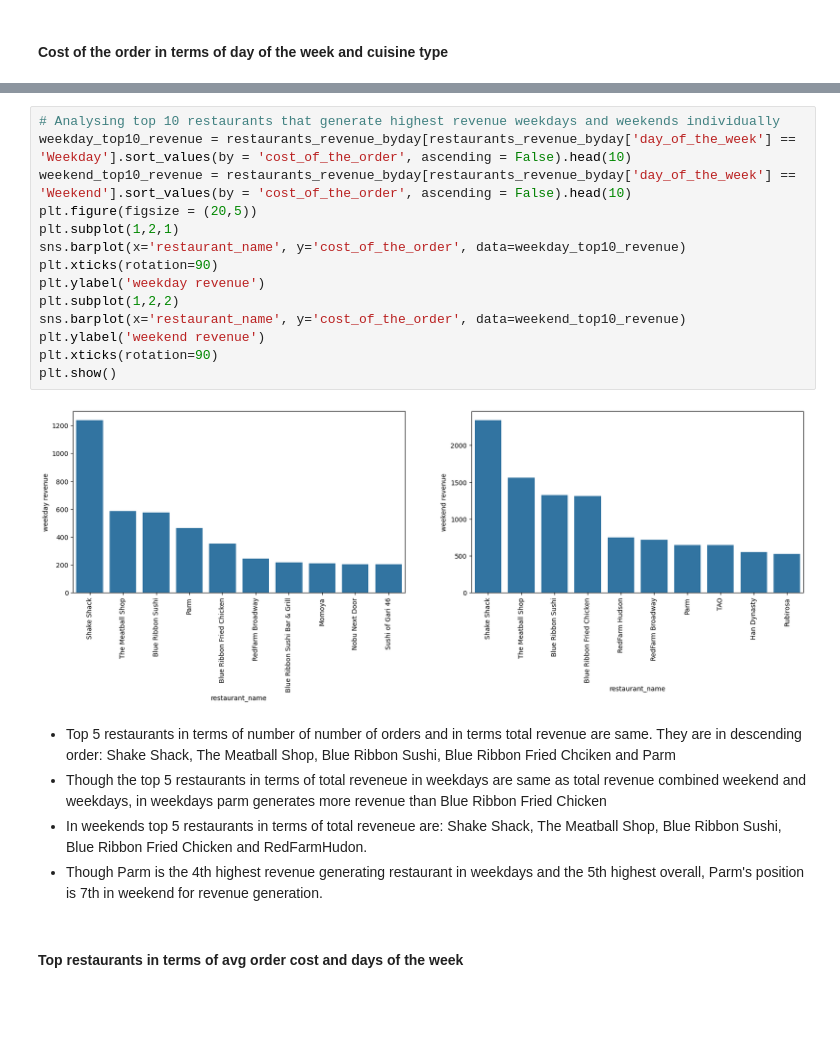
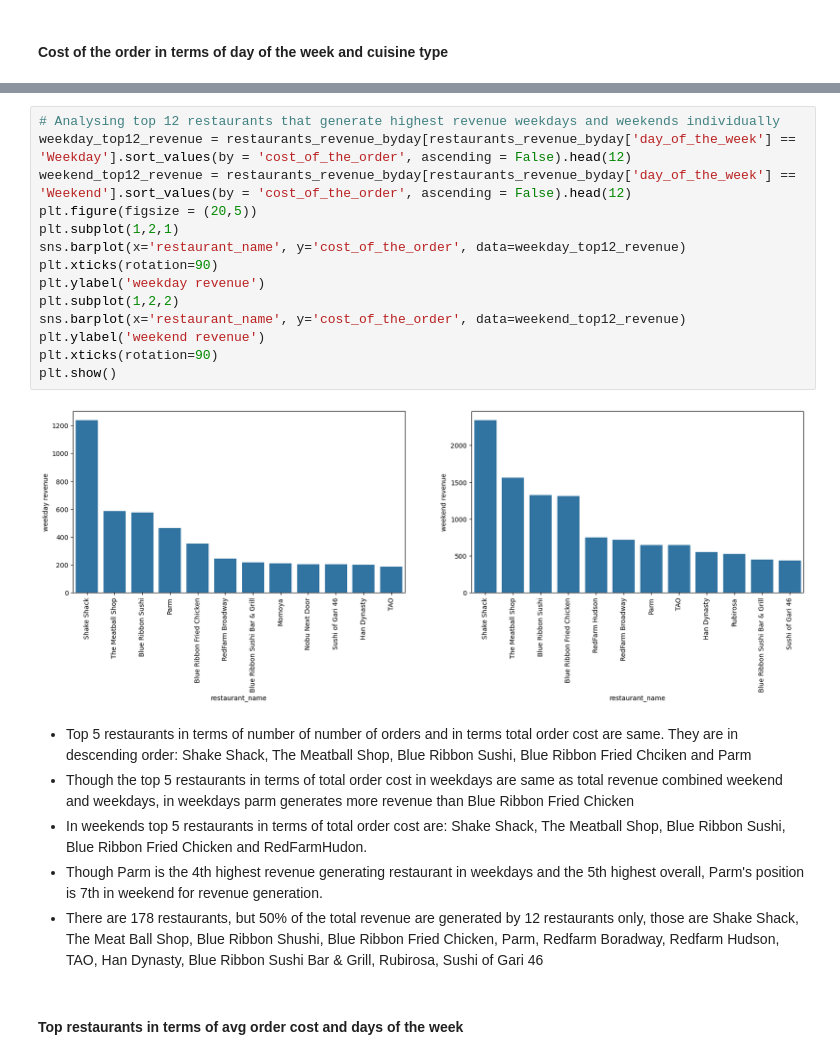
Before and after one commit to sheikhomer/FoodHubDataAnalysis, a Jupyter notebook: Learner_Notebook_Full_Code.ipynb, the cells around one changed output, grey strips where cells are left out. Cells and saved outputs as stored; diff of their text form; blank space fills up the shorter version.

```diff
--- a/Learner_Notebook_Full_Code.ipynb
+++ b/Learner_Notebook_Full_Code.ipynb
@@ -516,24 +541,25 @@ plt.show()
 # %%
-# Analysing top 10 restaurants that generate highest revenue weekdays and weekends individually
-weekday_top10_revenue = restaurants_revenue_byday[restaurants_revenue_byday['day_of_the_week'] == 'Weekday'].sort_values(by = 'cost_of_the_order', ascending = False).head(10)
-weekend_top10_revenue = restaurants_revenue_byday[restaurants_revenue_byday['day_of_the_week'] == 'Weekend'].sort_values(by = 'cost_of_the_order', ascending = False).head(10)
+# Analysing top 12 restaurants that generate highest revenue weekdays and weekends individually
+weekday_top12_revenue = restaurants_revenue_byday[restaurants_revenue_byday['day_of_the_week'] == 'Weekday'].sort_values(by = 'cost_of_the_order', ascending = False).head(12)
+weekend_top12_revenue = restaurants_revenue_byday[restaurants_revenue_byday['day_of_the_week'] == 'Weekend'].sort_values(by = 'cost_of_the_order', ascending = False).head(12)
 plt.figure(figsize = (20,5))
 plt.subplot(1,2,1)
-sns.barplot(x='restaurant_name', y='cost_of_the_order', data=weekday_top10_revenue)
+sns.barplot(x='restaurant_name', y='cost_of_the_order', data=weekday_top12_revenue)
 plt.xticks(rotation=90)
 plt.ylabel('weekday revenue')
 plt.subplot(1,2,2)
-sns.barplot(x='restaurant_name', y='cost_of_the_order', data=weekend_top10_revenue)
+sns.barplot(x='restaurant_name', y='cost_of_the_order', data=weekend_top12_revenue)
 plt.ylabel('weekend revenue')
 plt.xticks(rotation=90)
 plt.show()
 # %% [output]
-[figure, old version]
+[figure, new version]
 # %% [markdown]
-* Top 5 restaurants in terms of number of number of orders and in terms total revenue are same. They are in descending order: Shake Shack, The Meatball Shop, Blue Ribbon Sushi, Blue Ribbon Fried Chciken and Parm
-* Though the top 5 restaurants in terms of total reveneue in weekdays are same as total revenue combined weekend and weekdays, in weekdays parm generates more revenue than Blue Ribbon Fried Chicken
-* In weekends top 5 restaurants in terms of total reveneue are: Shake Shack, The Meatball Shop, Blue Ribbon Sushi, Blue Ribbon Fried Chicken and RedFarmHudon.
+* Top 5 restaurants in terms of number of number of orders and in terms total order cost are same. They are in descending order: Shake Shack, The Meatball Shop, Blue Ribbon Sushi, Blue Ribbon Fried Chciken and Parm
+* Though the top 5 restaurants in terms of total order cost in weekdays are same as total revenue combined weekend and weekdays, in weekdays parm generates more revenue than Blue Ribbon Fried Chicken
+* In weekends top 5 restaurants in terms of total order cost are: Shake Shack, The Meatball Shop, Blue Ribbon Sushi, Blue Ribbon Fried Chicken and RedFarmHudon.
 * Though Parm is the 4th highest revenue generating restaurant in weekdays and the 5th highest overall, Parm's position is 7th in weekend for revenue generation.
+* There are 178 restaurants, but 50% of the total revenue are generated by 12 restaurants only, those are Shake Shack, The Meat Ball Shop, Blue Ribbon Shushi, Blue Ribbon Fried Chicken, Parm, Redfarm Boradway, Redfarm Hudson, TAO, Han Dynasty, Blue Ribbon Sushi Bar & Grill, Rubirosa, Sushi of Gari 46
 # %% [markdown]
 #### Top restaurants in terms of avg order cost and days of the week
 # %%
```
Also changed, not shown: parts of 27 cells of this notebook.
